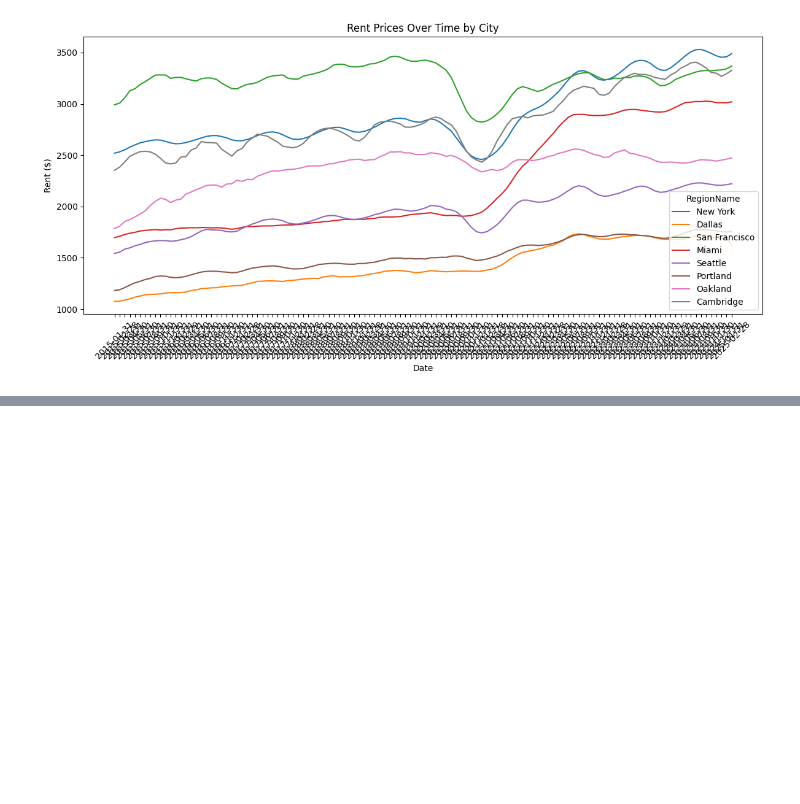
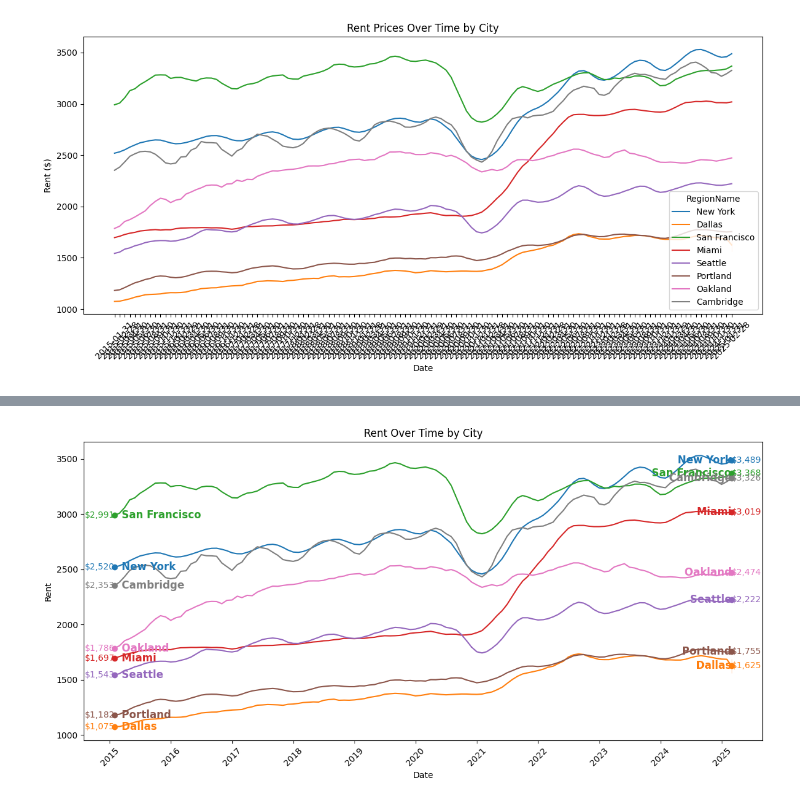
Before and after one commit to bourqui/rent-affordability-over-time, a Jupyter notebook: affordability notebook.ipynb, the cells around one changed output, grey strips where cells are left out. Cells and saved outputs as stored; diff of their text form; code cells hidden in the pictures; blank space fills up the shorter version.

Commit message:
Update affordability notebook: fix import issues, enhance plot with city labels and value annotations, and adjust execution counts for improved clarity.

```diff
--- a/affordability notebook.ipynb
+++ b/affordability notebook.ipynb
@@ -238,0 +215,60 @@ NameError: name 'YearLocator' is not defined
+# %%
+# First melt the data
+id_vars = ['RegionID', 'SizeRank', 'RegionName', 'RegionType', 'StateName',
+           'State', 'Metro', 'CountyName']
+melted_df = pd.melt(filtered_df,
+                   id_vars=id_vars,
+                   var_name='Date',
+                   value_name='Rent')
+
+# Convert Date column to datetime
+melted_df['Date'] = pd.to_datetime(melted_df['Date'])
+
+# Create the plot
+plt.figure(figsize=(12, 6))
+ax = sns.lineplot(data=melted_df, x='Date', y='Rent', hue='RegionName', legend=False)
+
+# Format x-axis to show only yearly ticks
+ax.xaxis.set_major_locator(YearLocator())
+ax.xaxis.set_major_formatter(DateFormatter('%Y'))
+
+# Rotate x-axis labels
+plt.xticks(rotation=45)
+
+# Get min and max dates
+min_date = melted_df['Date'].min()
+max_date = melted_df['Date'].max()
+
+# Add labels and dots for each line
+for i, line in enumerate(ax.lines):
+    # Get the data for this line
+    x_data = line.get_xdata()
+    y_data = line.get_ydata()
+
+    # Get the city name from the dataframe
+    city = melted_df['RegionName'].unique()[i]
+
+    # Add dots at start and end
+    plt.plot(x_data[0], y_data[0], 'o', color=line.get_color())
+    plt.plot(x_data[-1], y_data[-1], 'o', color=line.get_color())
+
+    # Add value labels at start and end
+    plt.text(x_data[0], y_data[0], f'${y_data[0]:,.0f}',
+             color=line.get_color(), ha='right', va='center')
+    plt.text(x_data[-1], y_data[-1], f'${y_data[-1]:,.0f}',
+             color=line.get_color(), ha='left', va='center')
+
+    # Add city labels at start and end (moved further away and larger)
+    plt.text(x_data[0], y_data[0], f'  {city}',
+             color=line.get_color(), ha='left', va='center', fontsize=12, fontweight='bold')
+    plt.text(x_data[-1], y_data[-1], f'  {city}',
+             color=line.get_color(), ha='right', va='center', fontsize=12, fontweight='bold')
+
+# Add title and adjust layout
+plt.title('Rent Over Time by City')
+plt.tight_layout()
+
+# Show the plot
+plt.show()
+# %% [output]
+[figure, added]
```
Also changed, not shown: parts of 4 cells of this notebook.
